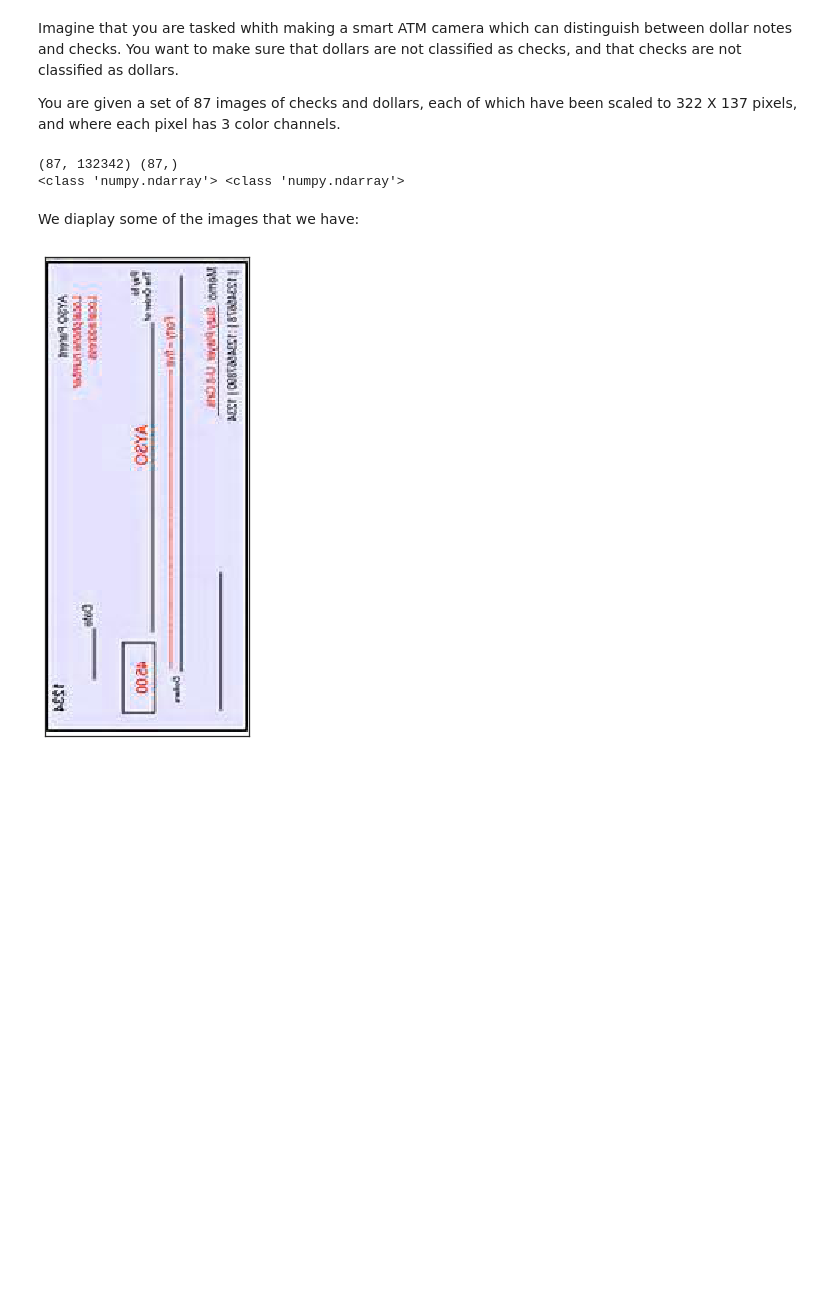
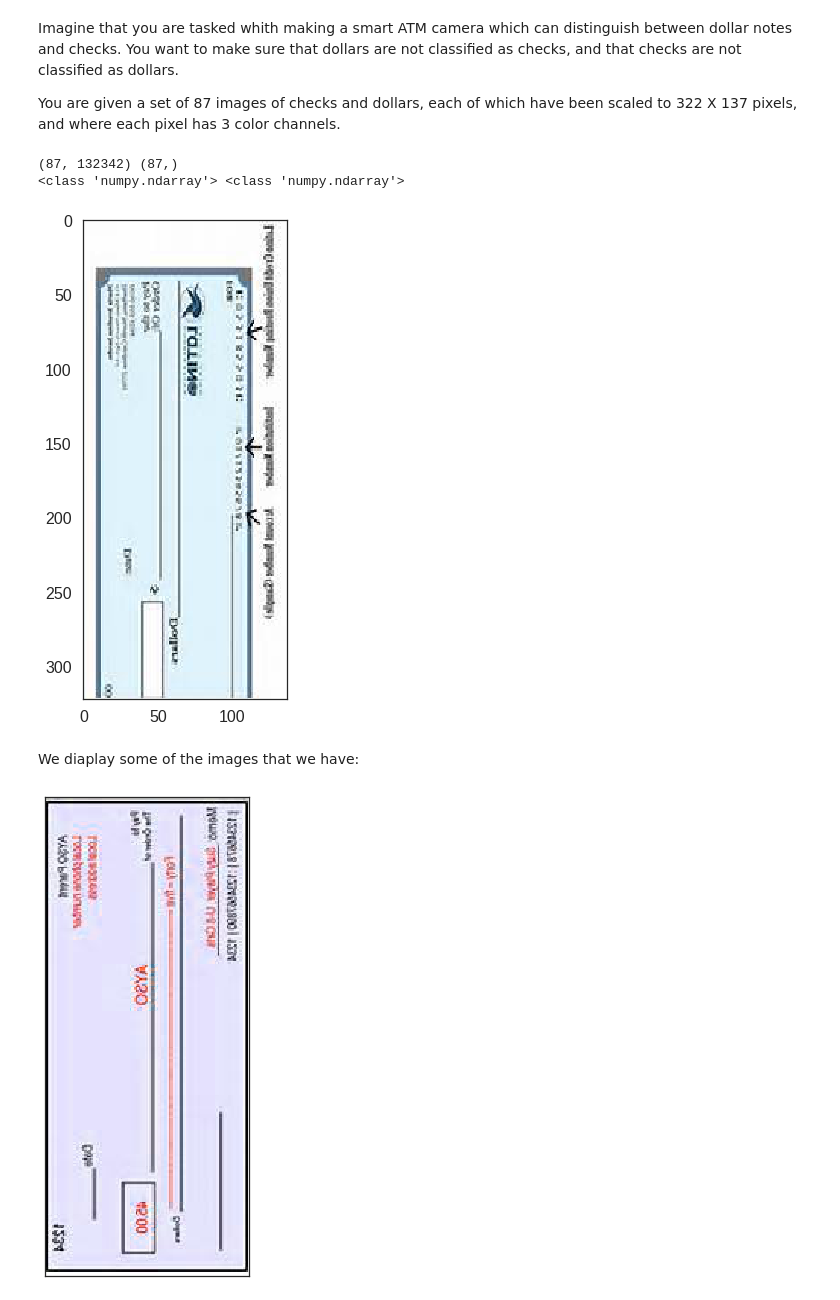
Before and after one commit to bhaskar-manguluri/2015lab5, a Jupyter notebook: Classification.ipynb, the cells around one changed output. Drawn from its saved outputs; the diff is of its cells as text; code cells hidden in the pictures; blank space fills up the shorter version.

```diff
--- a/Classification.ipynb
+++ b/Classification.ipynb
@@ -255,6 +254,18 @@ print(type(data),type(y))
 # %% [output]
 (87, 132342) (87,)
 <class 'numpy.ndarray'> <class 'numpy.ndarray'>
+# %%
+size = STANDARD_SIZE[0]*STANDARD_SIZE[1]*3
+r,g,b = data[2][0:size:3], data[2][1:size:3],data[2][2:size:3]
+rgbArray = np.zeros((STANDARD_SIZE[0],STANDARD_SIZE[1], 3), 'uint8')
+#np.reshape?
+rgbArray[:,:,0] = r.reshape(STANDARD_SIZE[0],STANDARD_SIZE[1],order="F")#can use rgbArray[...,0] instead
+rgbArray[:,:,1] = g.reshape(STANDARD_SIZE[0],STANDARD_SIZE[1],order="F")
+rgbArray[:,:,2] = b.reshape(STANDARD_SIZE[0],STANDARD_SIZE[1],order='F')
+with sns.axes_style("white"):
+    plt.imshow(rgbArray)
+# %% [output]
+[figure, added]
 # %%
 def get_image(mat):
     size = STANDARD_SIZE[0]*STANDARD_SIZE[1]*3
```
Also changed, not shown: parts of 17 cells of this notebook.
